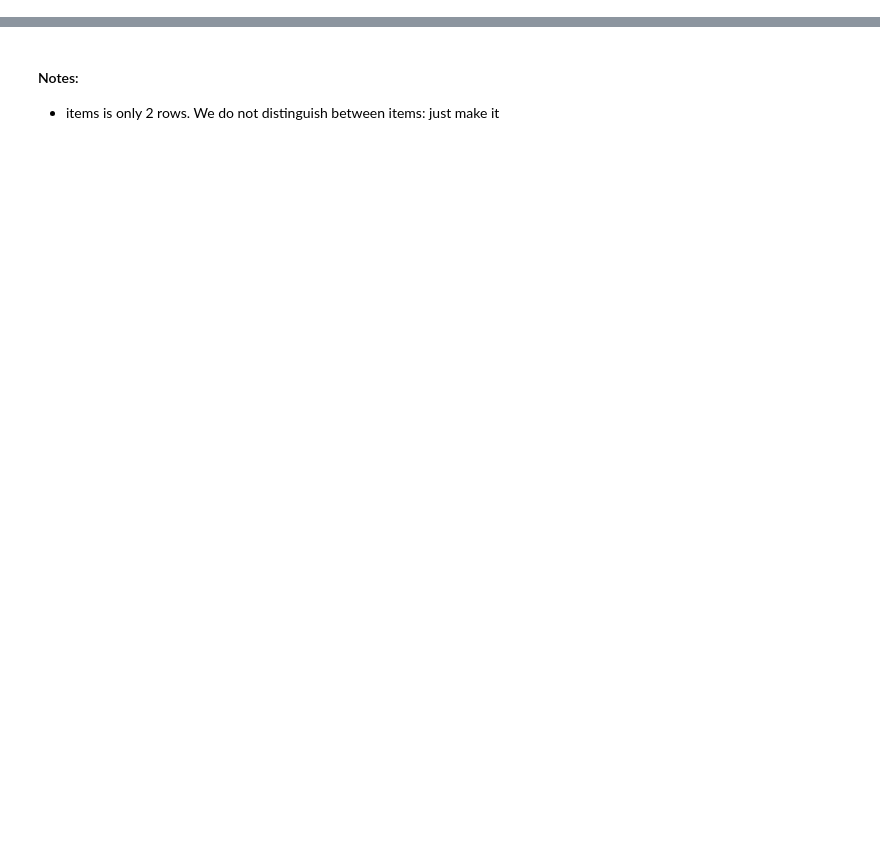
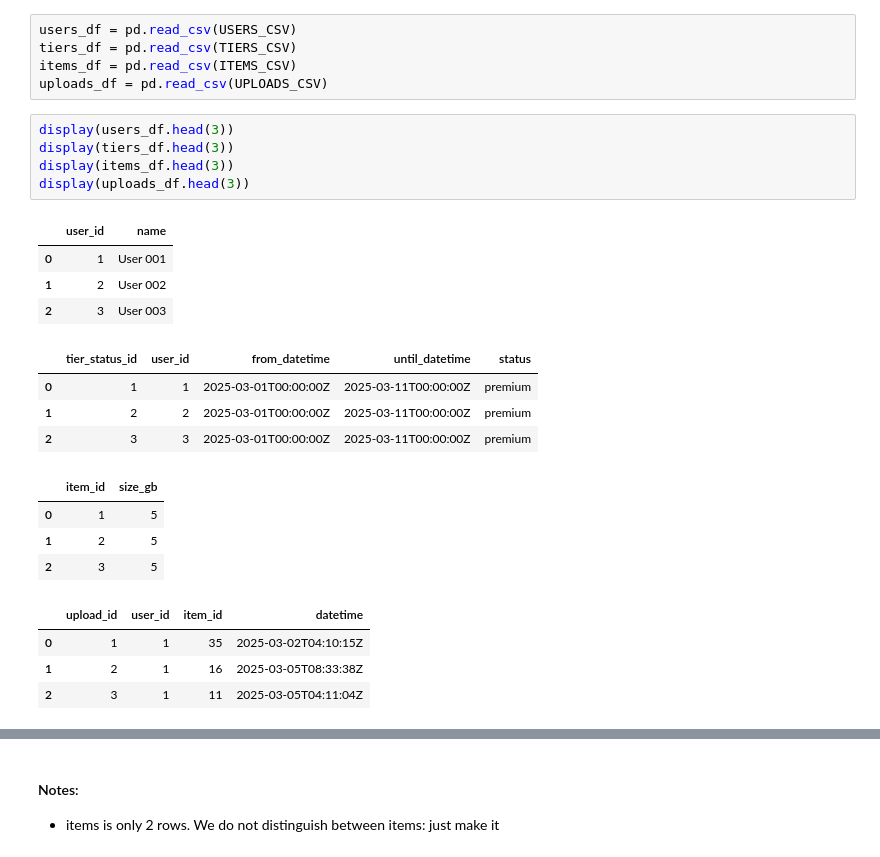
Before and after one commit to martin-merener/graph_ML_and_deep_learning_on_RDBs, a Jupyter notebook: kumoRFM_testing_temporal_dependency.ipynb, the cells around one changed output, grey strips where cells are left out. Drawn from its saved outputs; the diff is of its cells as text; blank space fills up the shorter version.

```diff
--- a/kumoRFM_testing_temporal_dependency.ipynb
+++ b/kumoRFM_testing_temporal_dependency.ipynb
@@ -77,0 +303,27 @@ The expectations are: is that for users that just became Free, this should be 0.
+# %%
+users_df = pd.read_csv(USERS_CSV)
+tiers_df = pd.read_csv(TIERS_CSV)
+items_df = pd.read_csv(ITEMS_CSV)
+uploads_df = pd.read_csv(UPLOADS_CSV)
+# %%
+display(users_df.head(3))
+display(tiers_df.head(3))
+display(items_df.head(3))
+display(uploads_df.head(3))
+# %% [output]
+|  | user_id | name |
+| 0 | 1 | User 001 |
+| 1 | 2 | User 002 |
+| 2 | 3 | User 003 |
+|  | tier_status_id | user_id | from_datetime | until_datetime | status |
+| 0 | 1 | 1 | 2025-03-01T00:00:00Z | 2025-03-11T00:00:00Z | premium |
+| 1 | 2 | 2 | 2025-03-01T00:00:00Z | 2025-03-11T00:00:00Z | premium |
+| 2 | 3 | 3 | 2025-03-01T00:00:00Z | 2025-03-11T00:00:00Z | premium |
+|  | item_id | size_gb |
+| 0 | 1 | 5 |
+| 1 | 2 | 5 |
+| 2 | 3 | 5 |
+|  | upload_id | user_id | item_id | datetime |
+| 0 | 1 | 1 | 35 | 2025-03-02T04:10:15Z |
+| 1 | 2 | 1 | 16 | 2025-03-05T08:33:38Z |
+| 2 | 3 | 1 | 11 | 2025-03-05T04:11:04Z |
```
Also changed, not shown: parts of 16 cells of this notebook, 5 other files.
